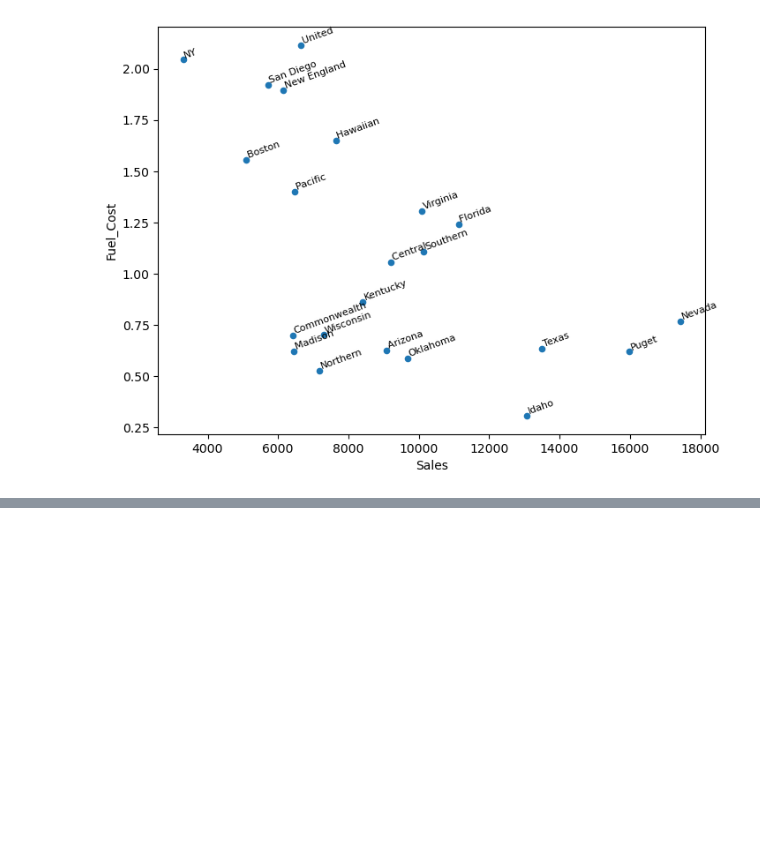
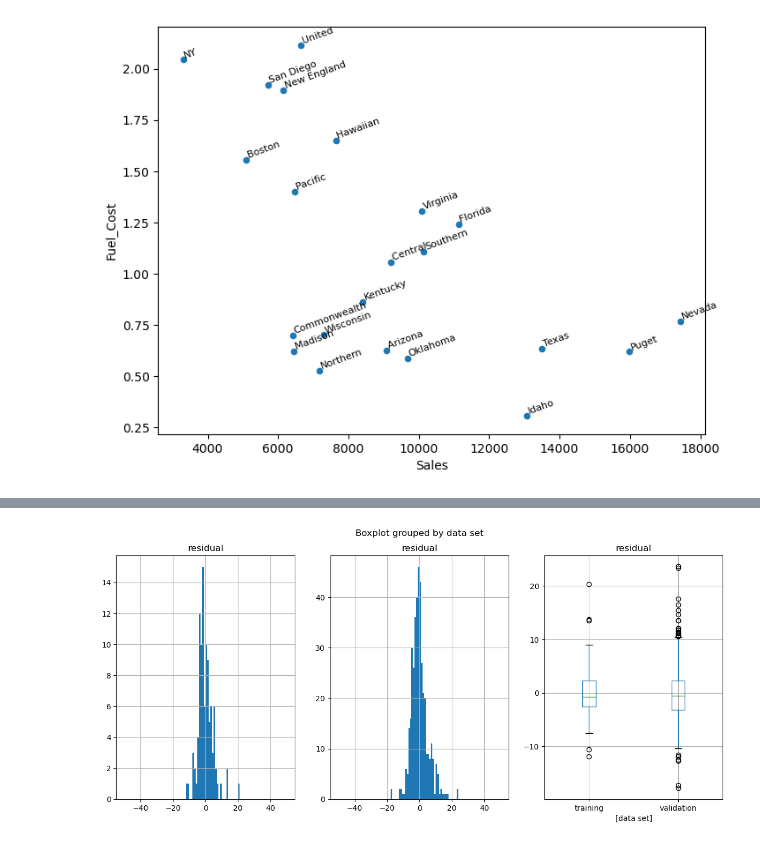
Before and after one commit to saketmathursg/personal_projects, a Jupyter notebook: dmba data/Learning_Project.ipynb, the cells around one changed output, grey strips where cells are left out. Saved outputs shown, nothing was run; the diff lists cells and outputs as text; code cells hidden in the pictures; blank space fills up the shorter version.

```diff
--- a/dmba data/Learning_Project.ipynb
+++ b/dmba data/Learning_Project.ipynb
@@ -222,0 +358,16 @@ ValueError: The truth value of a Series is ambiguous. Use a.empty, a.bool(), a.i
+# %%
+boston = pd.read_csv("BostonHousing.csv")
+#print(boston.info())
+
+excludeColumns = ('ZN', 'MEDV','CAT. MEDV')
+predictors = [s for s in boston if s not in excludeColumns]
+outcome = 'MEDV'
+X = boston[predictors]
+y = boston[outcome]
+
+train_X, valid_X, train_y, valid_y = train_test_split(X,y,test_size=0.8, random_state=200)
+reg = LinearRegression()
+reg.fit(train_X,train_y)
+
+regressionSummary(train_y,reg.predict(train_X))
+regressionSummary(valid_y, reg.predict(valid_X))
@@ -222,0 +390,27 @@ ValueError: The truth value of a Series is ambiguous. Use a.empty, a.bool(), a.i
+# %%
+import matplotlib.pyplot as plt
+%matplotlib inline
+
+pred_error_train = pd.DataFrame({
+    'residual' : train_y - reg.predict(train_X),
+    'data set': 'training'
+})
+
+pred_error_valid = pd.DataFrame({
+    'residual' : valid_y - reg.predict(valid_X),
+    'data set': 'validation'
+})
+
+boxdata_df = pred_error_train.append(pred_error_valid, ignore_index=True)
+
+fig,axes = plt.subplots(nrows=1, ncols=3)
+
+fig.set_size_inches(14,6)
+common = {'bins': 100, 'range': [-50,50]}
+pred_error_train.hist(ax=axes[0],**common)
+pred_error_valid.hist(ax=axes[1],**common)
+boxdata_df.boxplot(ax=axes[2],by = 'data set')
+
+plt.show()
+# %% [output]
+[figure, added]
```
Also changed, not shown: parts of 9 cells of this notebook, 3 other files.
